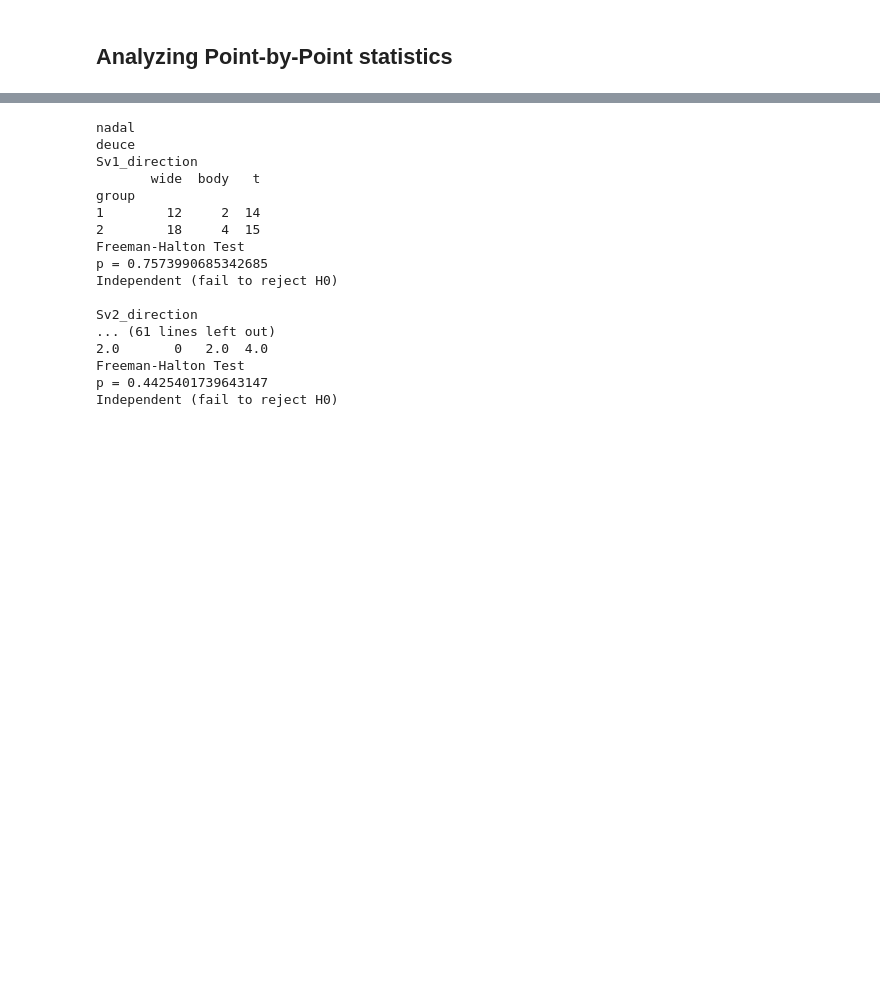
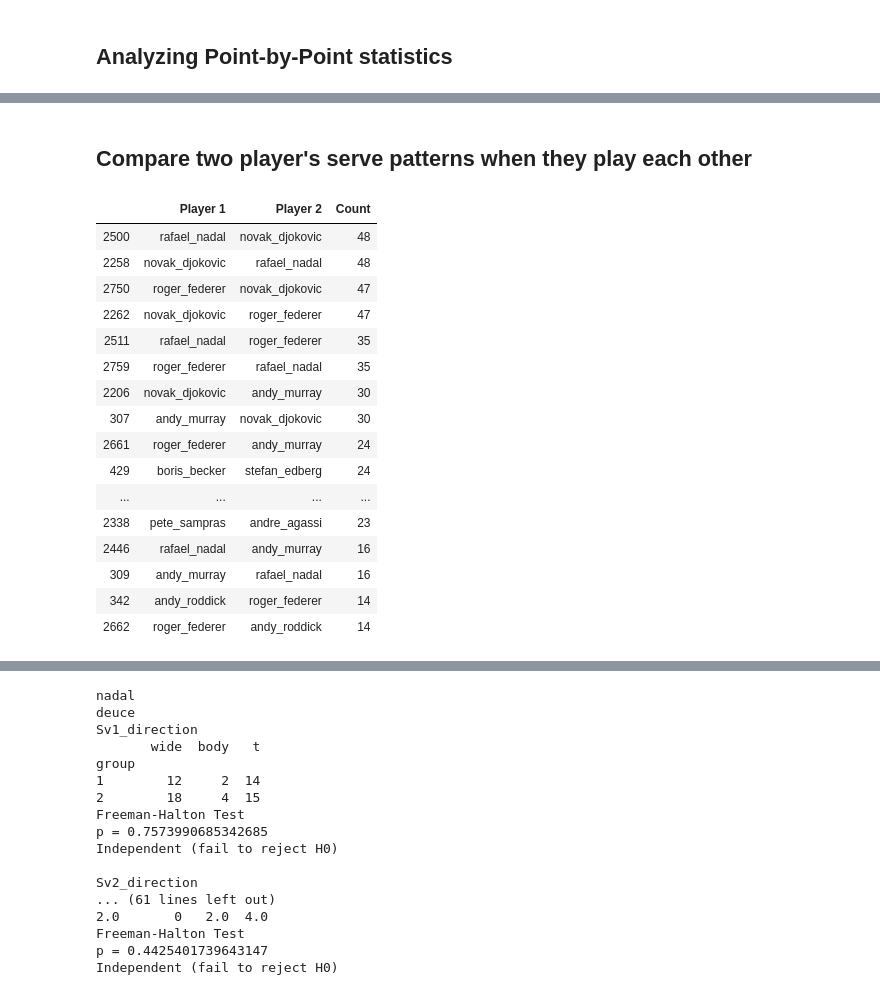
Before and after one commit to GamePointAnalytics/tenantics, a Jupyter notebook: Tennis_Analytics.ipynb, the cells around one changed output, grey strips where cells are left out. Cells and saved outputs as stored; diff of their text form; code cells hidden in the pictures; blank space fills up the shorter version.

```diff
--- a/Tennis_Analytics.ipynb
+++ b/Tennis_Analytics.ipynb
@@ -283,4 +295,5 @@ def player_head_to_head_count(data):
     # "Count" now becomes the new index column
     player_hth_count = player_hth_count.reset_index(name="Count")
     player_hth_count.sort_values(by=["Count"], ascending=False, inplace=True)
-    player_hth_count.to_excel("player_head_to_head_count.xls")
+
+    return player_hth_count
@@ -288,0 +300,3 @@ player_head_to_head_count(df_matches)
+# %%
+player_hth_count = player_head_to_head_count(df_matches)
+player_hth_count.to_excel("player_head_to_head_count.xls")
@@ -756,5 +800,7 @@ def compare_players_serves_on_different_surfaces(player, first_serve=True, oppon
         contingency_table.drop(contingency_table.index, inplace=True)
 # %%
 compare_players_serves_on_different_surfaces("murray", first_serve=False)
+# %% [markdown]
+## Compare two player's serve patterns when they play each other
 # %%
 def compare_player_serves_when_they_play_each_other(point_data, match_data, player1, player2, test_mode="freeman-halton"):
@@ -797,2 +860,22 @@ def compare_player_serves_when_they_play_each_other(point_data, match_data, play
+# %%
+player_hth_count.head(20)
+# %% [output]
+|  | Player 1 | Player 2 | Count |
+| 2500 | rafael_nadal | novak_djokovic | 48 |
+| 2258 | novak_djokovic | rafael_nadal | 48 |
+| 2750 | roger_federer | novak_djokovic | 47 |
+| 2262 | novak_djokovic | roger_federer | 47 |
+| 2511 | rafael_nadal | roger_federer | 35 |
+| 2759 | roger_federer | rafael_nadal | 35 |
+| 2206 | novak_djokovic | andy_murray | 30 |
+| 307 | andy_murray | novak_djokovic | 30 |
+| 2661 | roger_federer | andy_murray | 24 |
+| 429 | boris_becker | stefan_edberg | 24 |
+| ... | ... | ... | ... |
+| 2338 | pete_sampras | andre_agassi | 23 |
+| 2446 | rafael_nadal | andy_murray | 16 |
+| 309 | andy_murray | rafael_nadal | 16 |
+| 342 | andy_roddick | roger_federer | 14 |
+| 2662 | roger_federer | andy_roddick | 14 |
 # %%
 # Compare players' serves when they play each other
```
Also changed, not shown: parts of 19 cells of this notebook, 3 other files.
